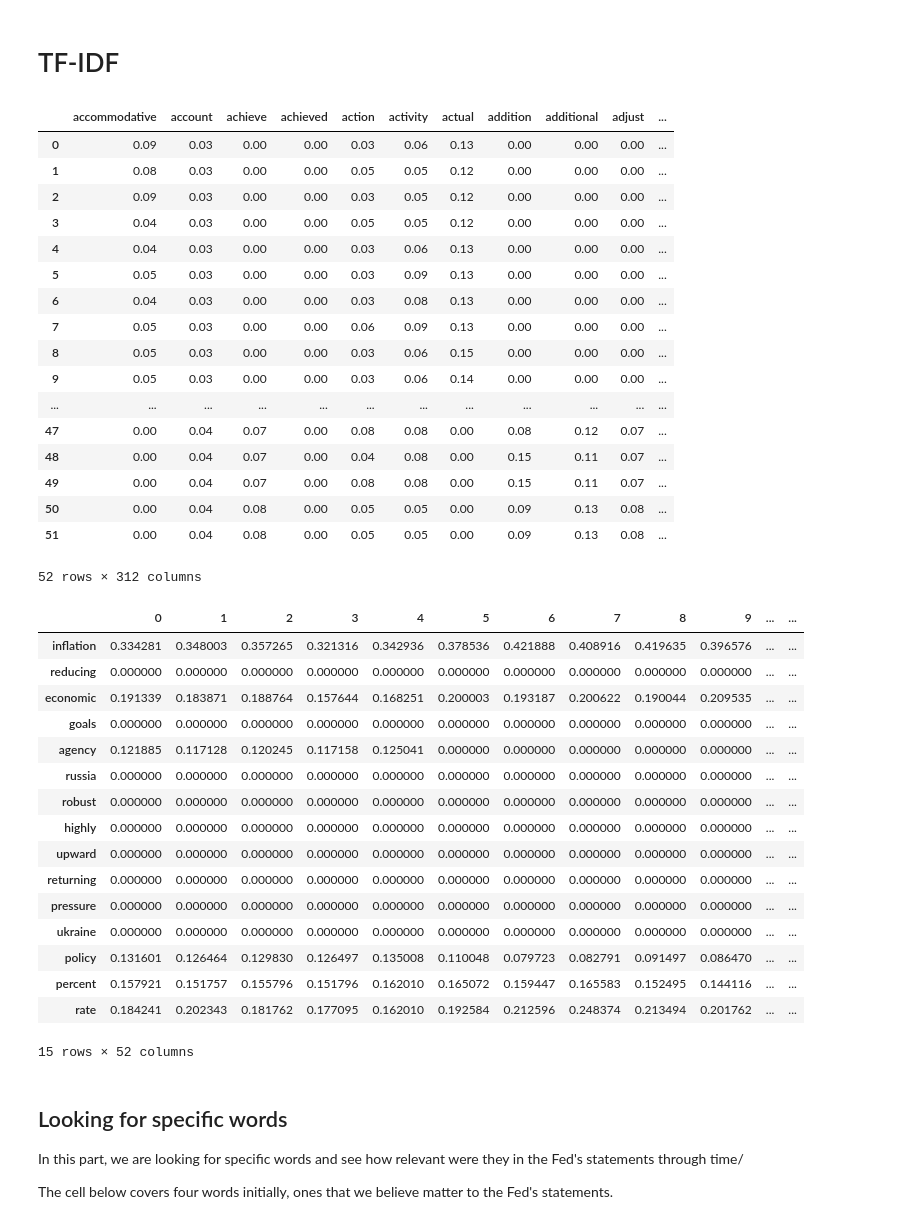
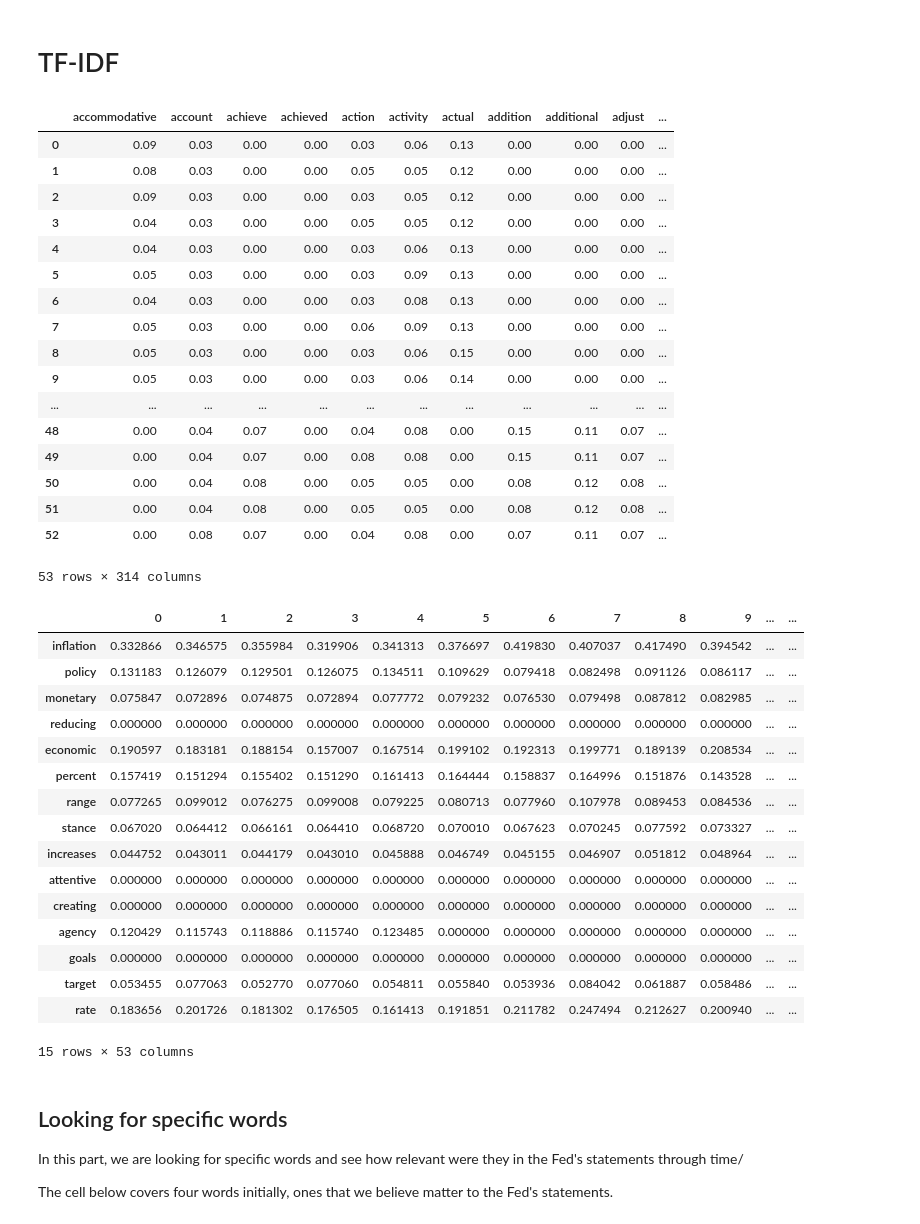
Before and after one commit to pmagtulis/fed-statement-scraper, a Jupyter notebook: fed-processing.ipynb, the cells around one changed output. Drawn from its saved outputs; the diff is of its cells as text; code cells hidden in the pictures.

```diff
--- a/fed-processing.ipynb
+++ b/fed-processing.ipynb
@@ -36,3 +31,0 @@ We need to remove the entries with NaN for now because otherwise it won't be pro
-# %%
-merged = merged.drop([52,53])
-merged.tail()
@@ -169,35 +155,35 @@ fed_idf.round(2)
 | 8 | 0.05 | 0.03 | 0.00 | 0.00 | 0.03 | 0.06 | 0.15 | 0.00 | 0.00 | 0.00 | ... |
 | 9 | 0.05 | 0.03 | 0.00 | 0.00 | 0.03 | 0.06 | 0.14 | 0.00 | 0.00 | 0.00 | ... |
 | ... | ... | ... | ... | ... | ... | ... | ... | ... | ... | ... | ... |
-| 47 | 0.00 | 0.04 | 0.07 | 0.00 | 0.08 | 0.08 | 0.00 | 0.08 | 0.12 | 0.07 | ... |
 | 48 | 0.00 | 0.04 | 0.07 | 0.00 | 0.04 | 0.08 | 0.00 | 0.15 | 0.11 | 0.07 | ... |
 | 49 | 0.00 | 0.04 | 0.07 | 0.00 | 0.08 | 0.08 | 0.00 | 0.15 | 0.11 | 0.07 | ... |
-| 50 | 0.00 | 0.04 | 0.08 | 0.00 | 0.05 | 0.05 | 0.00 | 0.09 | 0.13 | 0.08 | ... |
-| 51 | 0.00 | 0.04 | 0.08 | 0.00 | 0.05 | 0.05 | 0.00 | 0.09 | 0.13 | 0.08 | ... |
+| 50 | 0.00 | 0.04 | 0.08 | 0.00 | 0.05 | 0.05 | 0.00 | 0.08 | 0.12 | 0.08 | ... |
+| 51 | 0.00 | 0.04 | 0.08 | 0.00 | 0.05 | 0.05 | 0.00 | 0.08 | 0.12 | 0.08 | ... |
+| 52 | 0.00 | 0.08 | 0.07 | 0.00 | 0.04 | 0.08 | 0.00 | 0.07 | 0.11 | 0.07 | ... |
-52 rows × 312 columns
+53 rows × 314 columns
 # %%
 fed_idf2 = fed_idf.transpose()
 # fed_idf2.columns = ['SONA1', 'SONA2', 'SONA3', 'SONA4', 'SONA5', 'SONA6'] #rename columns
 # %%
-fed_idf2.sort_values(51, ascending=False).head(15)
+fed_idf2.sort_values(52, ascending=False).head(15)
 # %% [output]
 |  | 0 | 1 | 2 | 3 | 4 | 5 | 6 | 7 | 8 | 9 | ... | ... |
-| inflation | 0.334281 | 0.348003 | 0.357265 | 0.321316 | 0.342936 | 0.378536 | 0.421888 | 0.408916 | 0.419635 | 0.396576 | ... | ... |
+| inflation | 0.332866 | 0.346575 | 0.355984 | 0.319906 | 0.341313 | 0.376697 | 0.419830 | 0.407037 | 0.417490 | 0.394542 | ... | ... |
+| policy | 0.131183 | 0.126079 | 0.129501 | 0.126075 | 0.134511 | 0.109629 | 0.079418 | 0.082498 | 0.091126 | 0.086117 | ... | ... |
+| monetary | 0.075847 | 0.072896 | 0.074875 | 0.072894 | 0.077772 | 0.079232 | 0.076530 | 0.079498 | 0.087812 | 0.082985 | ... | ... |
 | reducing | 0.000000 | 0.000000 | 0.000000 | 0.000000 | 0.000000 | 0.000000 | 0.000000 | 0.000000 | 0.000000 | 0.000000 | ... | ... |
-| economic | 0.191339 | 0.183871 | 0.188764 | 0.157644 | 0.168251 | 0.200003 | 0.193187 | 0.200622 | 0.190044 | 0.209535 | ... | ... |
+| economic | 0.190597 | 0.183181 | 0.188154 | 0.157007 | 0.167514 | 0.199102 | 0.192313 | 0.199771 | 0.189139 | 0.208534 | ... | ... |
+| percent | 0.157419 | 0.151294 | 0.155402 | 0.151290 | 0.161413 | 0.164444 | 0.158837 | 0.164996 | 0.151876 | 0.143528 | ... | ... |
+| range | 0.077265 | 0.099012 | 0.076275 | 0.099008 | 0.079225 | 0.080713 | 0.077960 | 0.107978 | 0.089453 | 0.084536 | ... | ... |
+| stance | 0.067020 | 0.064412 | 0.066161 | 0.064410 | 0.068720 | 0.070010 | 0.067623 | 0.070245 | 0.077592 | 0.073327 | ... | ... |
+| increases | 0.044752 | 0.043011 | 0.044179 | 0.043010 | 0.045888 | 0.046749 | 0.045155 | 0.046907 | 0.051812 | 0.048964 | ... | ... |
+| attentive | 0.000000 | 0.000000 | 0.000000 | 0.000000 | 0.000000 | 0.000000 | 0.000000 | 0.000000 | 0.000000 | 0.000000 | ... | ... |
+| creating | 0.000000 | 0.000000 | 0.000000 | 0.000000 | 0.000000 | 0.000000 | 0.000000 | 0.000000 | 0.000000 | 0.000000 | ... | ... |
+| agency | 0.120429 | 0.115743 | 0.118886 | 0.115740 | 0.123485 | 0.000000 | 0.000000 | 0.000000 | 0.000000 | 0.000000 | ... | ... |
 | goals | 0.000000 | 0.000000 | 0.000000 | 0.000000 | 0.000000 | 0.000000 | 0.000000 | 0.000000 | 0.000000 | 0.000000 | ... | ... |
-| agency | 0.121885 | 0.117128 | 0.120245 | 0.117158 | 0.125041 | 0.000000 | 0.000000 | 0.000000 | 0.000000 | 0.000000 | ... | ... |
-| russia | 0.000000 | 0.000000 | 0.000000 | 0.000000 | 0.000000 | 0.000000 | 0.000000 | 0.000000 | 0.000000 | 0.000000 | ... | ... |
-| robust | 0.000000 | 0.000000 | 0.000000 | 0.000000 | 0.000000 | 0.000000 | 0.000000 | 0.000000 | 0.000000 | 0.000000 | ... | ... |
-| highly | 0.000000 | 0.000000 | 0.000000 | 0.000000 | 0.000000 | 0.000000 | 0.000000 | 0.000000 | 0.000000 | 0.000000 | ... | ... |
-| upward | 0.000000 | 0.000000 | 0.000000 | 0.000000 | 0.000000 | 0.000000 | 0.000000 | 0.000000 | 0.000000 | 0.000000 | ... | ... |
-| returning | 0.000000 | 0.000000 | 0.000000 | 0.000000 | 0.000000 | 0.000000 | 0.000000 | 0.000000 | 0.000000 | 0.000000 | ... | ... |
-| pressure | 0.000000 | 0.000000 | 0.000000 | 0.000000 | 0.000000 | 0.000000 | 0.000000 | 0.000000 | 0.000000 | 0.000000 | ... | ... |
-| ukraine | 0.000000 | 0.000000 | 0.000000 | 0.000000 | 0.000000 | 0.000000 | 0.000000 | 0.000000 | 0.000000 | 0.000000 | ... | ... |
-| policy | 0.131601 | 0.126464 | 0.129830 | 0.126497 | 0.135008 | 0.110048 | 0.079723 | 0.082791 | 0.091497 | 0.086470 | ... | ... |
-| percent | 0.157921 | 0.151757 | 0.155796 | 0.151796 | 0.162010 | 0.165072 | 0.159447 | 0.165583 | 0.152495 | 0.144116 | ... | ... |
-| rate | 0.184241 | 0.202343 | 0.181762 | 0.177095 | 0.162010 | 0.192584 | 0.212596 | 0.248374 | 0.213494 | 0.201762 | ... | ... |
+| target | 0.053455 | 0.077063 | 0.052770 | 0.077060 | 0.054811 | 0.055840 | 0.053936 | 0.084042 | 0.061887 | 0.058486 | ... | ... |
+| rate | 0.183656 | 0.201726 | 0.181302 | 0.176505 | 0.161413 | 0.191851 | 0.211782 | 0.247494 | 0.212627 | 0.200940 | ... | ... |
-15 rows × 52 columns
+15 rows × 53 columns
 # %% [markdown]
 ## Looking for specific words
 
```
Also changed, not shown: parts of 10 cells of this notebook, 2 other files.
